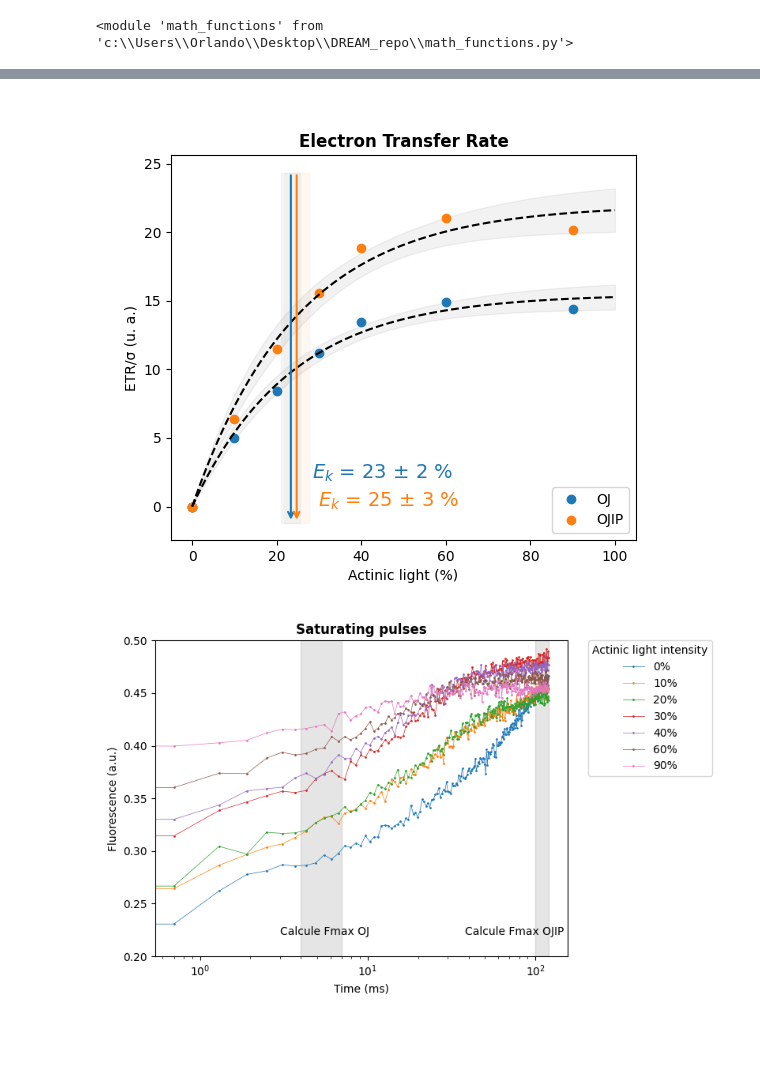
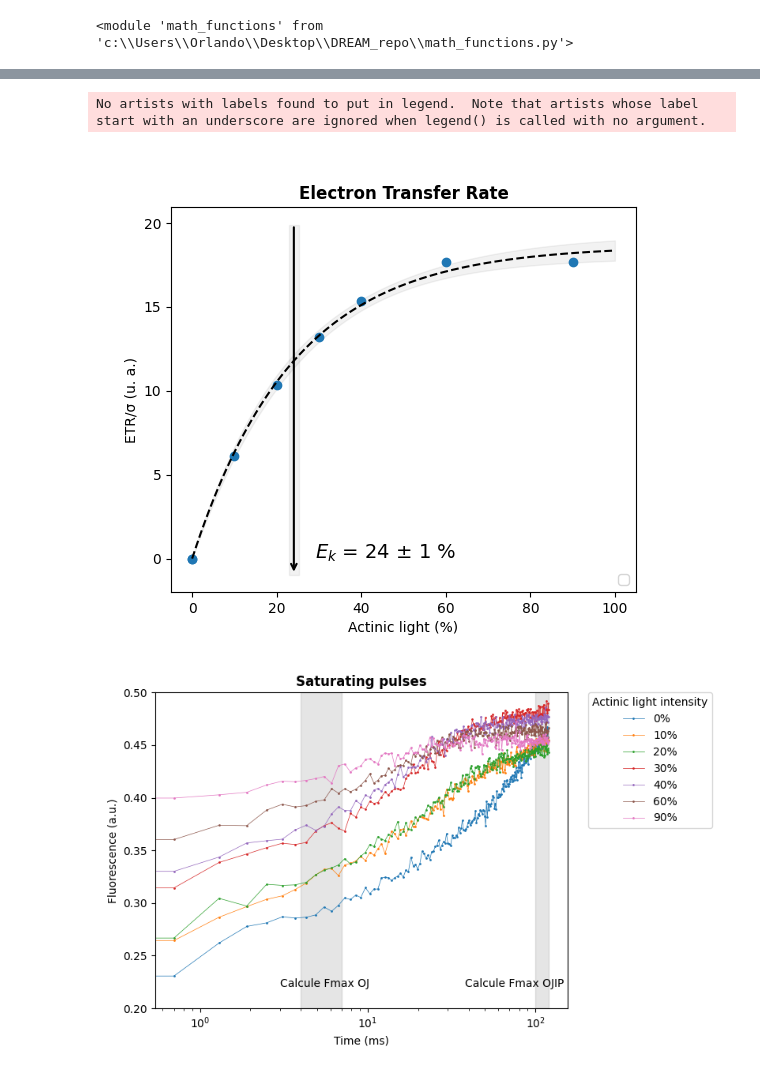
Before and after one commit to orlandomarcelo/DREAM_repo, a Jupyter notebook: Notebooks/PSI_Ek_court.ipynb, the cells around one changed output, grey strips where cells are left out. Saved outputs shown, nothing was run; the diff lists cells and outputs as text; code cells hidden in the pictures; blank space fills up the shorter version.

```diff
--- a/Notebooks/PSI_Ek_court.ipynb
+++ b/Notebooks/PSI_Ek_court.ipynb
@@ -24,7 +24,7 @@ importlib.reload(mf)
 # %% [output]
 <module 'math_functions' from 'c:\\Users\\Orlando\\Desktop\\DREAM_repo\\math_functions.py'>
 # %%
-manip = ExperimentClass.Experiment("20240226_saturating_pulse_OJIP","PSI", DataType=".csv", sep = ';')
+manip = ExperimentClass.Experiment("20240717_activation_WT4A_control_1","PSI", DataType=".csv", sep = ';')
 #Intensities = [0, 5, 10, 15, 20, 25, 30, 35, 40, 45, 50, 60, 70, 80, 100]
 Intensities = [0, 10, 20, 30, 40, 60, 90]
 # %%
@@ -110,3 +90,3 @@ def compute_params(Experiment_df, Intensities):
 # %%
-params_df, norm_OJ, norm_OJIP = compute_params(manip, Intensities)
+params_df, norm = compute_params(manip, Intensities)
 # %%
@@ -152,46 +124,34 @@ fig.savefig(f"{manip.fig_folder}/Parameters.png", dpi=300)
 # %%
 
 light = [0] + params_df.Actinic.tolist()
-ETR_OJ = [0] + params_df.ETR_OJ.tolist()
-ETR_OJIP = [0] + params_df.ETR_OJIP.tolist()
+ETR = [0] + params_df.ETR.tolist()
 
 fig, ax = plt.subplots(figsize = (6,5))
 ax.set_title("Electron Transfer Rate", fontweight = 'bold')
-ax.plot(light, ETR_OJ, 'o', label = 'OJ', color = 'C0')
-ax.plot(light, ETR_OJIP, 'o', label = 'OJIP', color = 'C1')
+ax.plot(light, ETR, 'o')
 ax.legend(loc = 'lower right')
 
-popt, pcov, xfit, yfit = tools.Ek_fit(light, ETR_OJ, 0, 100, 100, p0 = [15, 20])
-err_OJ = tools.my_err(xfit, popt, pcov, mf.Ek)
-ax.fill_between(xfit, yfit - 1.94*err_OJ, yfit + 1.94*err_OJ, alpha=0.05, color = 'k')
+popt, pcov, xfit, yfit = tools.Ek_fit(light, ETR, 0, 100, 100, p0 = [15, 20])
+err = tools.my_err(xfit, popt, pcov, mf.Ek)
+ax.fill_between(xfit, yfit - 1.94*err, yfit + 1.94*err, alpha=0.05, color = 'k')
 ax.plot(xfit, yfit, '--', color ='k', linewidth = 1.5)
-Ek_OJ = popt[1]
-Ek_err_OJ = np.sqrt(np.diag(pcov))[1]
-
-popt, pcov, xfit, yfit = tools.Ek_fit(light, ETR_OJIP, 0, 100, 100, p0 = [15, 20])
-err_OJIP = tools.my_err(xfit, popt, pcov, mf.Ek)
-ax.fill_between(xfit, yfit - 1.94*err_OJIP, yfit + 1.94*err_OJIP, alpha=0.05, color = 'k')
-ax.plot(xfit, yfit, '--', color ='k', linewidth = 1.5)
-Ek_OJIP = popt[1]
-Ek_err_OJIP = np.sqrt(np.diag(pcov))[1]
+Ek = popt[1]
+Ek_err = np.sqrt(np.diag(pcov))[1]
 
 ylim = ax.get_ylim()
 
-ax.annotate("", xy=(Ek_OJ, ylim[0]), xytext=(Ek_OJ, ylim[1]), arrowprops=dict(arrowstyle="->", color="C0", linewidth = 1.5))
-ax.fill_betweenx(ylim, Ek_OJ - Ek_err_OJ, Ek_OJ + Ek_err_OJ, color="C0", alpha=0.05)
-ax.text(Ek_OJ + 5, 2, f"$E_k$ = {Ek_OJ:.0f} ± {Ek_err_OJ:.0f} %", fontsize = 14, color = "C0")
-
-ax.annotate("", xy=(Ek_OJIP, ylim[0]), xytext=(Ek_OJIP, ylim[1]), arrowprops=dict(arrowstyle="->", color="C1", linewidth = 1.5))
-ax.fill_betweenx(ylim, Ek_OJIP - Ek_err_OJIP, Ek_OJIP + Ek_err_OJIP, color="C1", alpha=0.05)
-ax.text(Ek_OJIP + 5, 0, f"$E_k$ = {Ek_OJIP:.0f} ± {Ek_err_OJIP:.0f} %", fontsize = 14, color = "C1")
+ax.annotate("", xy=(Ek, ylim[0]), xytext=(Ek, ylim[1]), arrowprops=dict(arrowstyle="->", color="k", linewidth = 1.5))
+ax.fill_betweenx(ylim, Ek - Ek_err, Ek + Ek_err, color="k", alpha=0.05)
+ax.text(Ek + 5, 0, f"$E_k$ = {Ek:.0f} ± {Ek_err:.0f} %", fontsize = 14, color = "k")
 
 
 ax.set_xlabel("Actinic light (%)")
 ax.set_ylabel("ETR/σ (u. a.)")
 
 fig.savefig(f"{manip.fig_folder}/ETR.png", dpi=300)
 # %% [output]
+No artists with labels found to put in legend.  Note that artists whose label start with an underscore are ignored when legend() is called with no argument.
-[figure, old version]
+[figure, new version]
 # %%
 fig, ax = plt.subplots(figsize=(8, 5))
 start = tools.closest_index(manip.Time, 35)
```
Also changed, not shown: parts of 4 cells of this notebook, 1 other file.
